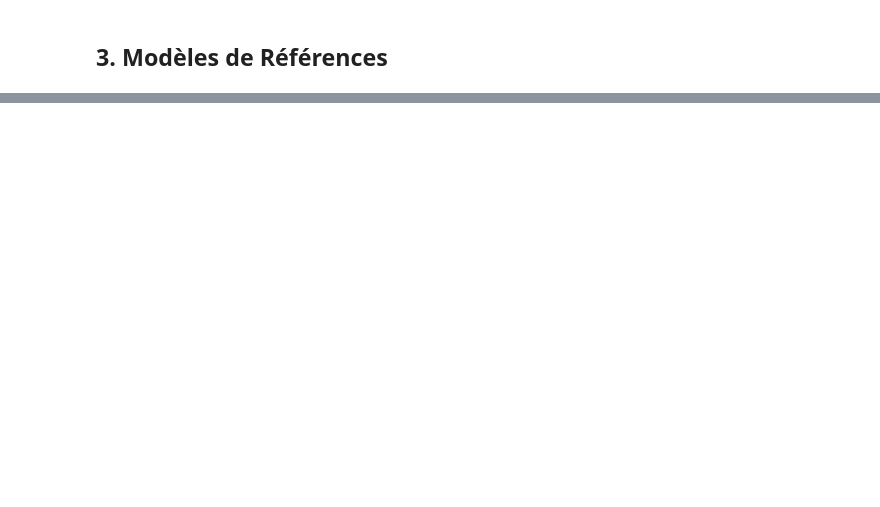
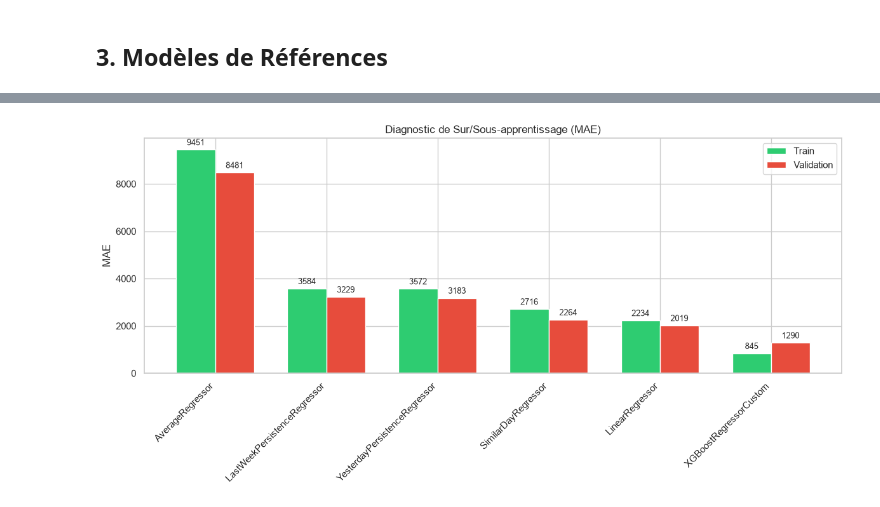
Before and after one commit to LeStolz/ConsommationElectrique, a Jupyter notebook: notebooks/02_evaluation.ipynb, the cells around one changed output, grey strips where cells are left out. Cells and saved outputs as stored; diff of their text form; code cells hidden in the pictures; blank space fills up the shorter version.

```diff
--- a/notebooks/02_evaluation.ipynb
+++ b/notebooks/02_evaluation.ipynb
@@ -127,0 +153,4 @@ TypeError: TimeSeriesEvaluator.grid_search_rolling_validation() got an unexpecte
+# %%
+evaluator.plot_train_val_metrics(df_train)
+# %% [output]
+[figure, added]
```
Also changed, not shown: parts of 13 cells of this notebook, 26 other files.
